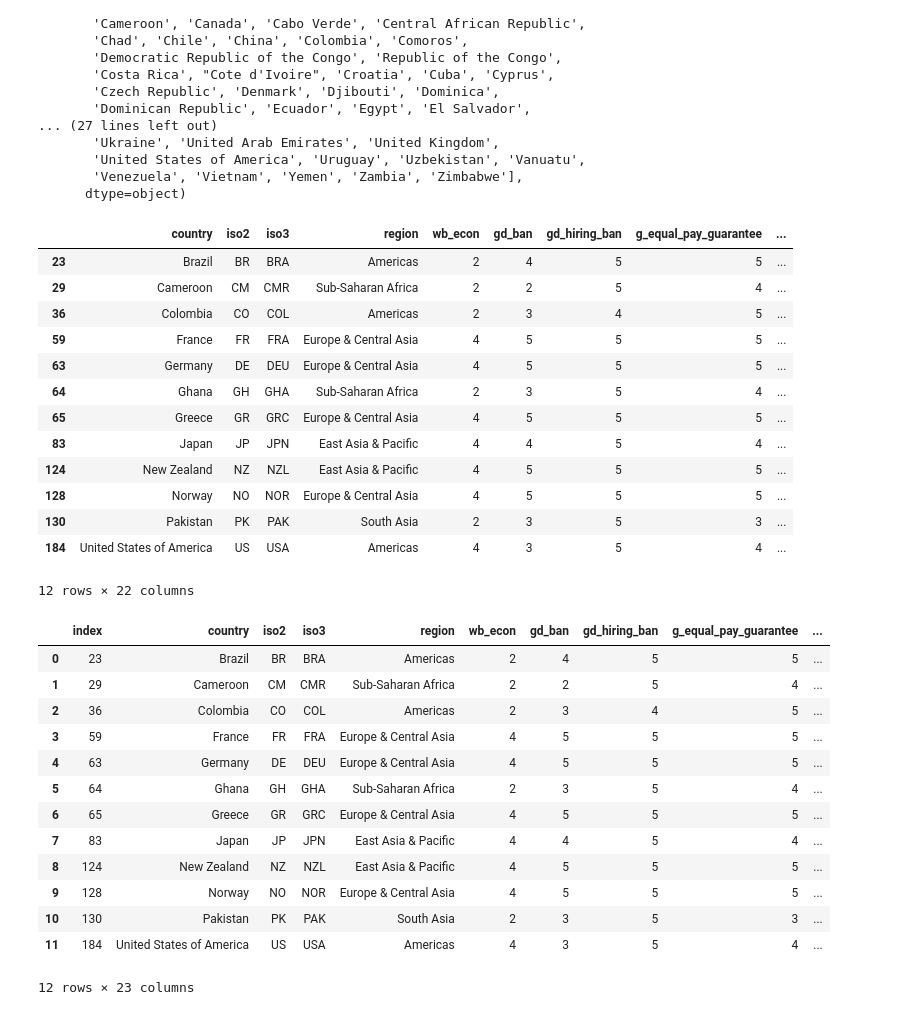
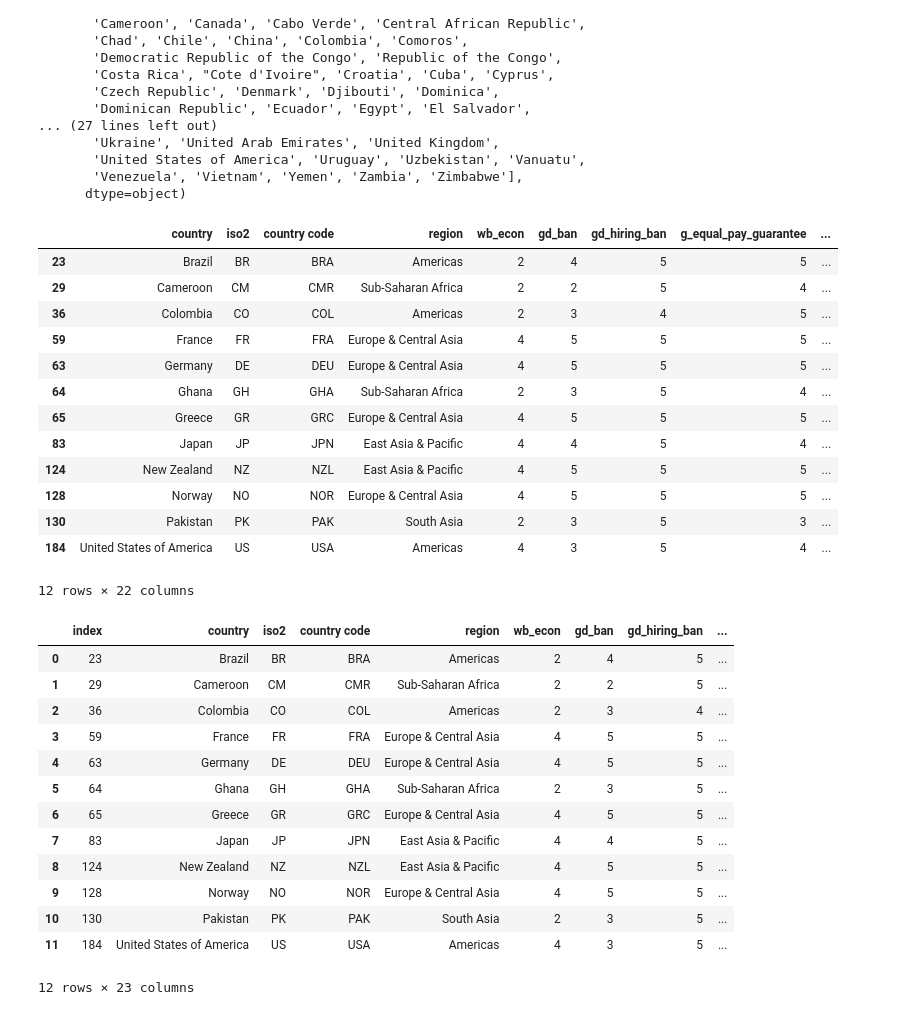
Before and after one commit to PaolaGaray/FirstProject, a Jupyter notebook: notebooks/explore_clean_nicole.ipynb, the cells around one changed output. Saved outputs shown, nothing was run; the diff lists cells and outputs as text; code cells hidden in the pictures.

```diff
--- a/notebooks/explore_clean_nicole.ipynb
+++ b/notebooks/explore_clean_nicole.ipynb
@@ -97,19 +97,19 @@ array(['AF', 'AL', 'DZ', 'AD', 'AO', 'AG', 'AR', 'AM', 'AU', 'AT', 'AZ',
 # %%
 #replace the null value that is less that 10 with the mode and more than 10 with 'Unkown'
 
-def replace_nulls_conditionally(df, columns, threshold=10, other_value='Unknown'):
+def replace_nulls_conditionally(df_gd_economy, columns, threshold=10, other_value='Unknown'):
 
-    df2 = df.copy()
+    df_gd_economy2 = df_gd_economy.copy()
 
     for column in columns:
-         null_count = df[column].isna().sum()
+         null_count = df_gd_economy[column].isna().sum()
          if null_count < threshold:
-             top_value = df2[column].mode()[0]
-             df2[column] = df2[column].fillna(top_value)
+             top_value = df_gd_economy2[column].mode()[0]
+             df_gd_economy2[column] = df_gd_economy2[column].fillna(top_value)
          else:
-             df2[column] = df2[column].fillna(other_value)
+             df_gd_economy2[column] = df_gd_economy2[column].fillna(other_value)
 
-    return df2
+    return df_gd_economy2
 
         # null_count = df[column].isna().sum()
         # if null_count < threshold:
@@ -118,8 +118,8 @@ def replace_nulls_conditionally(df, columns, threshold=10, other_value='Unknown'
         # else:
             # df[column] = df[column].replace(np.nan, other_value)
         # return df
-df = replace_nulls_conditionally(df, ['maternal_self', 'finbar','compend'])
-display(df)
+df_gd_economy = replace_nulls_conditionally(df_gd_economy, ['maternal_self', 'finbar','compend'])
+display(df_gd_economy)
 # %% [output]
 |  | country | iso2 | iso3 | region | wb_econ | sum_gender | hir_gender | pay_gender | term_gender | ... |
 | 0 | Afghanistan | AF | AFG | South Asia | 1 | 1 | 2 | 2 | 1 | ... |
@@ -164,3 +157,3 @@ filtered_df
 # %%
-df['iso2'] = df['iso2'].fillna('NA')
+df_gd_economy['iso2'] = df['iso2'].fillna('NA')
 # %%
@@ -213,14 +206,14 @@ Index(['country', 'iso2', 'iso3', 'region', 'wb_econ', 'sum_gender',
 # %%
 #df= df.rename(columns={‘currrnt name’:‘target_name’, ‘current name’:’target name’, etc. })
 
-df1 = df.rename (columns = {'sum_gender': 'gd_ban' ,
+df_gd_economy1 = df_gd_economy.rename (columns = {'sum_gender': 'gd_ban' ,
        'hir_gender':'gd_hiring_ban', 'pay_gender':'g_equal_pay_guarantee', 'term_gender':'gd_termination_ban',
         'anyprotect_gender': 'gd_termination_ban', 'anyprotect_preg' : 'preg_discrimination_ban' ,
          'disc_edu' : 'gd_prevention_body', 'disc_propose':'gd_policy_body',
        'maternal_leave':'ml_paid', 'paternal_leave': 'pl_paid', 'mtlv_min_wrr_ilo' : 'lowest_wage_replacement_paid_leave_mothers',
        'mtlv_job_protect' :'ml_job_protection', 'maternal_self': 'ml_self_employed_paid' , 'anylv_ch_evday' :'parental_leave_child_health',
         'finbar' : 'tuition_free_education_policy','compend' : ' compulsory_education_policy',
-        'disc_sex_prim': 'gd_ban_education'})
+        'disc_sex_prim': 'gd_ban_education', 'iso3': 'country code'})
 
-df1
+df_gd_economy1
 # %% [output]
@@ -269,12 +262,12 @@ array(['Afghanistan', 'Albania', 'Algeria', 'Andorra', 'Angola',
 # Latin America & North America - United States, Brazil Colombia
 # Africa - Ghana, Cameroon
 # %%
-df2 = df1[df1['country'].isin(['United States of America', 'New Zealand', 'Germany', 'Japan',
+df_gd_economy2 = df_gd_economy1[df_gd_economy1['country'].isin(['United States of America', 'New Zealand', 'Germany', 'Japan',
                                      'Pakistan', 'Norway', 'France', 'Greece',
                                      'Brazil', 'Colombia', 'Ghana', 'Cameroon'])]
-df2
+df_gd_economy2
 # %% [output]
-|  | country | iso2 | iso3 | region | wb_econ | gd_ban | gd_hiring_ban | g_equal_pay_guarantee | ... |
+|  | country | iso2 | country code | region | wb_econ | gd_ban | gd_hiring_ban | g_equal_pay_guarantee | ... |
 | 23 | Brazil | BR | BRA | Americas | 2 | 4 | 5 | 5 | ... |
 | 29 | Cameroon | CM | CMR | Sub-Saharan Africa | 2 | 2 | 5 | 4 | ... |
 | 36 | Colombia | CO | COL | Americas | 2 | 3 | 4 | 5 | ... |
@@ -290,20 +283,20 @@ df2
 12 rows × 22 columns
 # %%
 # reset row index keeping the old index as a coulumn
-df2_reset = df2.reset_index()
-df2_reset
+df_gd_economy2_reset = df_gd_economy2.reset_index()
+df_gd_economy2_reset
 # %% [output]
-|  | index | country | iso2 | iso3 | region | wb_econ | gd_ban | gd_hiring_ban | g_equal_pay_guarantee | ... |
-| 0 | 23 | Brazil | BR | BRA | Americas | 2 | 4 | 5 | 5 | ... |
-| 1 | 29 | Cameroon | CM | CMR | Sub-Saharan Africa | 2 | 2 | 5 | 4 | ... |
-| 2 | 36 | Colombia | CO | COL | Americas | 2 | 3 | 4 | 5 | ... |
-| 3 | 59 | France | FR | FRA | Europe & Central Asia | 4 | 5 | 5 | 5 | ... |
-| 4 | 63 | Germany | DE | DEU | Europe & Central Asia | 4 | 5 | 5 | 5 | ... |
-| 5 | 64 | Ghana | GH | GHA | Sub-Saharan Africa | 2 | 3 | 5 | 4 | ... |
-| 6 | 65 | Greece | GR | GRC | Europe & Central Asia | 4 | 5 | 5 | 5 | ... |
-| 7 | 83 | Japan | JP | JPN | East Asia & Pacific | 4 | 4 | 5 | 4 | ... |
-| 8 | 124 | New Zealand | NZ | NZL | East Asia & Pacific | 4 | 5 | 5 | 5 | ... |
-| 9 | 128 | Norway | NO | NOR | Europe & Central Asia | 4 | 5 | 5 | 5 | ... |
-| 10 | 130 | Pakistan | PK | PAK | South Asia | 2 | 3 | 5 | 3 | ... |
-| 11 | 184 | United States of America | US | USA | Americas | 4 | 3 | 5 | 4 | ... |
+|  | index | country | iso2 | country code | region | wb_econ | gd_ban | gd_hiring_ban | ... |
+| 0 | 23 | Brazil | BR | BRA | Americas | 2 | 4 | 5 | ... |
+| 1 | 29 | Cameroon | CM | CMR | Sub-Saharan Africa | 2 | 2 | 5 | ... |
+| 2 | 36 | Colombia | CO | COL | Americas | 2 | 3 | 4 | ... |
+| 3 | 59 | France | FR | FRA | Europe & Central Asia | 4 | 5 | 5 | ... |
+| 4 | 63 | Germany | DE | DEU | Europe & Central Asia | 4 | 5 | 5 | ... |
+| 5 | 64 | Ghana | GH | GHA | Sub-Saharan Africa | 2 | 3 | 5 | ... |
+| 6 | 65 | Greece | GR | GRC | Europe & Central Asia | 4 | 5 | 5 | ... |
+| 7 | 83 | Japan | JP | JPN | East Asia & Pacific | 4 | 4 | 5 | ... |
+| 8 | 124 | New Zealand | NZ | NZL | East Asia & Pacific | 4 | 5 | 5 | ... |
+| 9 | 128 | Norway | NO | NOR | Europe & Central Asia | 4 | 5 | 5 | ... |
+| 10 | 130 | Pakistan | PK | PAK | South Asia | 2 | 3 | 5 | ... |
+| 11 | 184 | United States of America | US | USA | Americas | 4 | 3 | 5 | ... |
 12 rows × 23 columns
```
Also changed, not shown: parts of 11 cells of this notebook.
